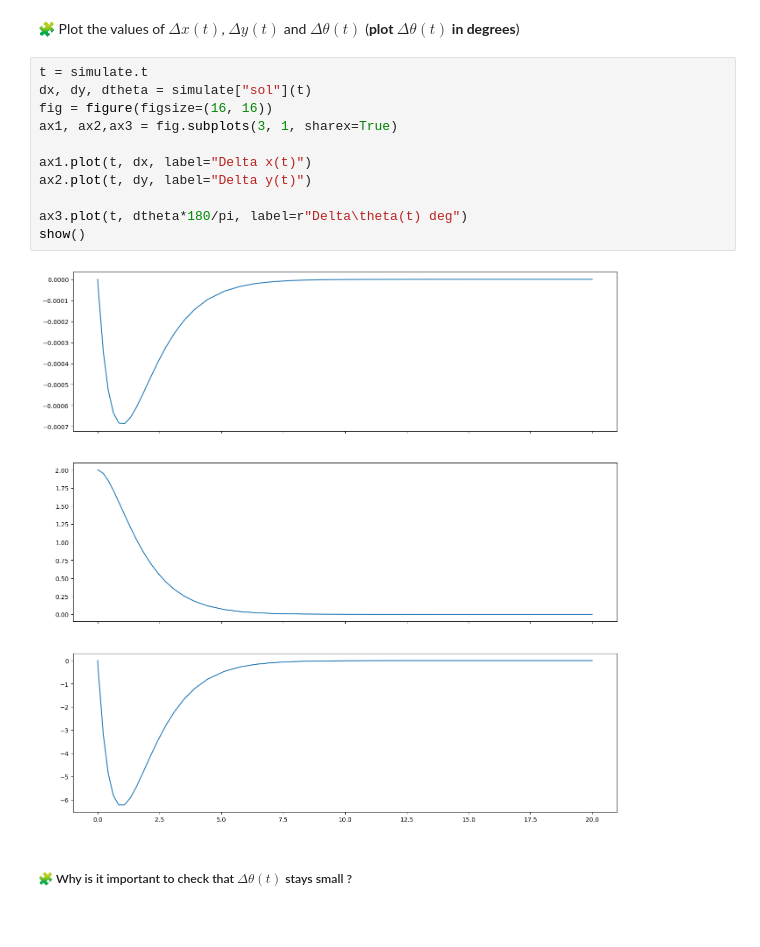
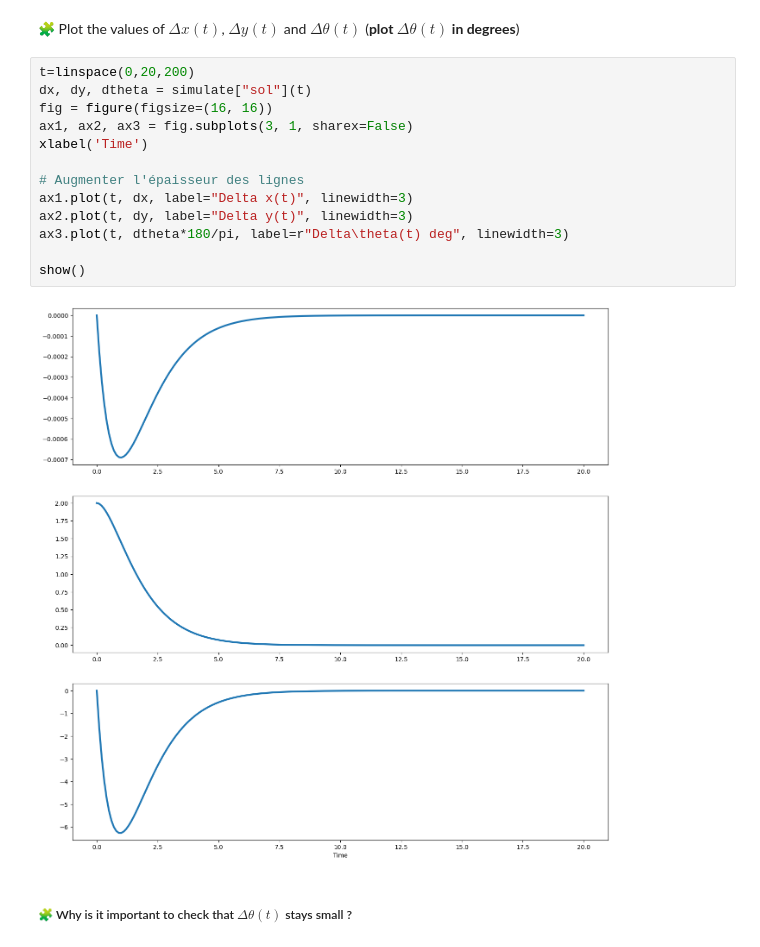
Before and after one commit to ukeeed/control-engineering-with-python-project-2023-2024, a Jupyter notebook: Project_part_2.ipynb, the cells around one changed output. Saved outputs shown, nothing was run; the diff lists cells and outputs as text.

```diff
--- a/Project_part_2.ipynb
+++ b/Project_part_2.ipynb
@@ -541,18 +541,20 @@ simulate = solve_ivp(fun=lin_fun,t_span=[0, 20],y0=[0, 2, 0],dense_output=True,r
 # %% [markdown]
 🧩 Plot the values of $\Delta x(t)$, $\Delta y(t)$ and $\Delta\theta(t)$ (**plot $\Delta\theta(t)$ in degrees**)
 # %%
-t = simulate.t
+t=linspace(0,20,200)
 dx, dy, dtheta = simulate["sol"](t)
 fig = figure(figsize=(16, 16))
-ax1, ax2,ax3 = fig.subplots(3, 1, sharex=True)
+ax1, ax2, ax3 = fig.subplots(3, 1, sharex=False)
+xlabel('Time')
 
-ax1.plot(t, dx, label="Delta x(t)")
-ax2.plot(t, dy, label="Delta y(t)")
+# Augmenter l'épaisseur des lignes
+ax1.plot(t, dx, label="Delta x(t)", linewidth=3)
+ax2.plot(t, dy, label="Delta y(t)", linewidth=3)
+ax3.plot(t, dtheta*180/pi, label=r"Delta\theta(t) deg", linewidth=3)
 
-ax3.plot(t, dtheta*180/pi, label=r"Delta\theta(t) deg")
 show()
 # %% [output]
-[figure, old version]
+[figure, new version]
 # %% [markdown]
 ##### 🧩 Why is it important to check that $\Delta\theta(t)$ stays small ?
 # %% [markdown]
```
